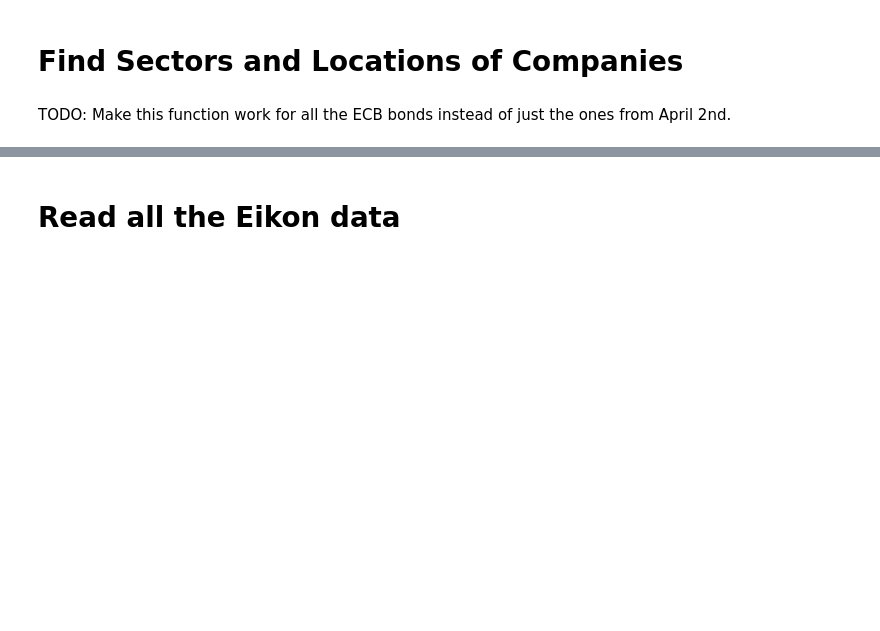
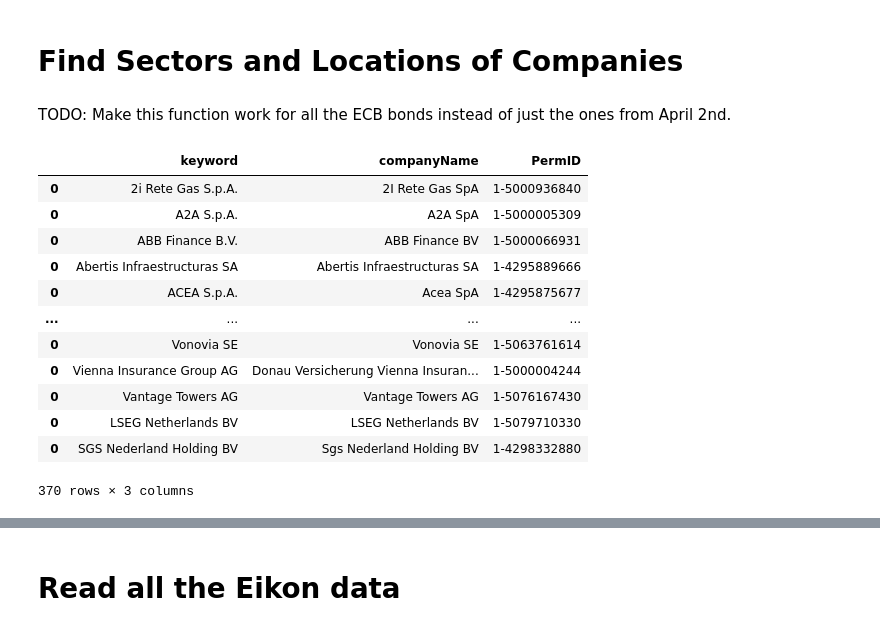
Before and after one commit to AukeVanSighem/ECB-Bond-Purchases, a Jupyter notebook: DataAnalysis.ipynb, the cells around one changed output, grey strips where cells are left out. Drawn from its saved outputs; the diff is of its cells as text; code cells hidden in the pictures; blank space fills up the shorter version.

```diff
--- a/DataAnalysis.ipynb
+++ b/DataAnalysis.ipynb
@@ -94,38 +94,53 @@ import geocoder
 opid = OpenPermID()
 opid.set_access_token("r95vEAhvmucG8iNGtsP17hjbgUGMhz4j")
 # %%
-holdings20210402 = pd.read_csv("data/CSPP_PEPP_corporate_bond_holdings_20210402.csv", header=0, encoding='latin-1') #TODO: remove!
-companies = holdings20210402.ISSUER.astype('string').unique()
+holdingsECB = pd.read_csv("data/holdingsECB.csv", header=0, delimiter=';')
+companies = holdingsECB.ISSUER.astype('string').unique()
 permid_mappings = pd.DataFrame({})
 unmapped_companies = []
 
 for company in companies:
 
     # In case of connection error, allow it to try at most 5 times
     err, count = 0, 0
     while (err != None and count < 5):
         output, err = opid.search(company)
+        count = count - 1
     if err != None:
         unmapped_companies.append(company)
         continue
 
 
     df = output['organizations']
     if len(df) == 0:
         permid = np.NaN
         name = np.NaN
     elif len(df) == 1:
         permid = df.iloc[0,0].split('/')[-1]
         name = df.iloc[0,1]
     else:
         # If multiple records are return, choose the record which the company name is the most similar to the keyword
         similarityScores = df.organizationName.apply(lambda x: Levenshtein.ratio(company, x))
         max_index = similarityScores.idxmax()
         permid = df.iloc[max_index, 0].split('/')[-1]
         name = df.iloc[max_index, 1]
     permid_mappings = permid_mappings.append(pd.DataFrame({'keyword':[company], 'companyName': [name], 'PermID':[permid]}))
 
 permid_mappings
+# %% [output]
+|  | keyword | companyName | PermID |
+| 0 | 2i Rete Gas S.p.A. | 2I Rete Gas SpA | 1-5000936840 |
+| 0 | A2A S.p.A. | A2A SpA | 1-5000005309 |
+| 0 | ABB Finance B.V. | ABB Finance BV | 1-5000066931 |
+| 0 | Abertis Infraestructuras SA | Abertis Infraestructuras SA | 1-4295889666 |
+| 0 | ACEA S.p.A. | Acea SpA | 1-4295875677 |
+| ... | ... | ... | ... |
+| 0 | Vonovia SE | Vonovia SE | 1-5063761614 |
+| 0 | Vienna Insurance Group AG | Donau Versicherung Vienna Insuran... | 1-5000004244 |
+| 0 | Vantage Towers AG | Vantage Towers AG | 1-5076167430 |
+| 0 | LSEG Netherlands BV | LSEG Netherlands BV | 1-5079710330 |
+| 0 | SGS Nederland Holding BV | Sgs Nederland Holding BV | 1-4298332880 |
+370 rows × 3 columns
 # %%
 permids = permid_mappings.PermID.dropna().astype('string')
 sector_lookups = pd.DataFrame({})
```
Also changed, not shown: parts of 9 cells of this notebook.
